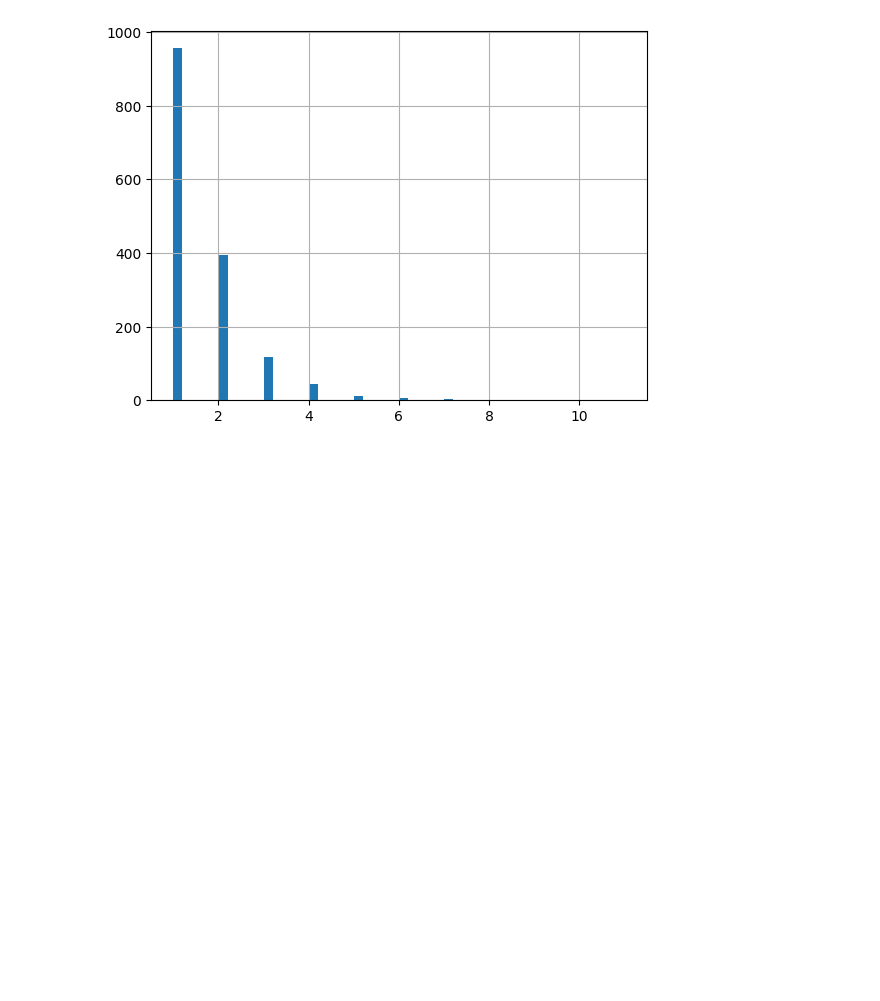
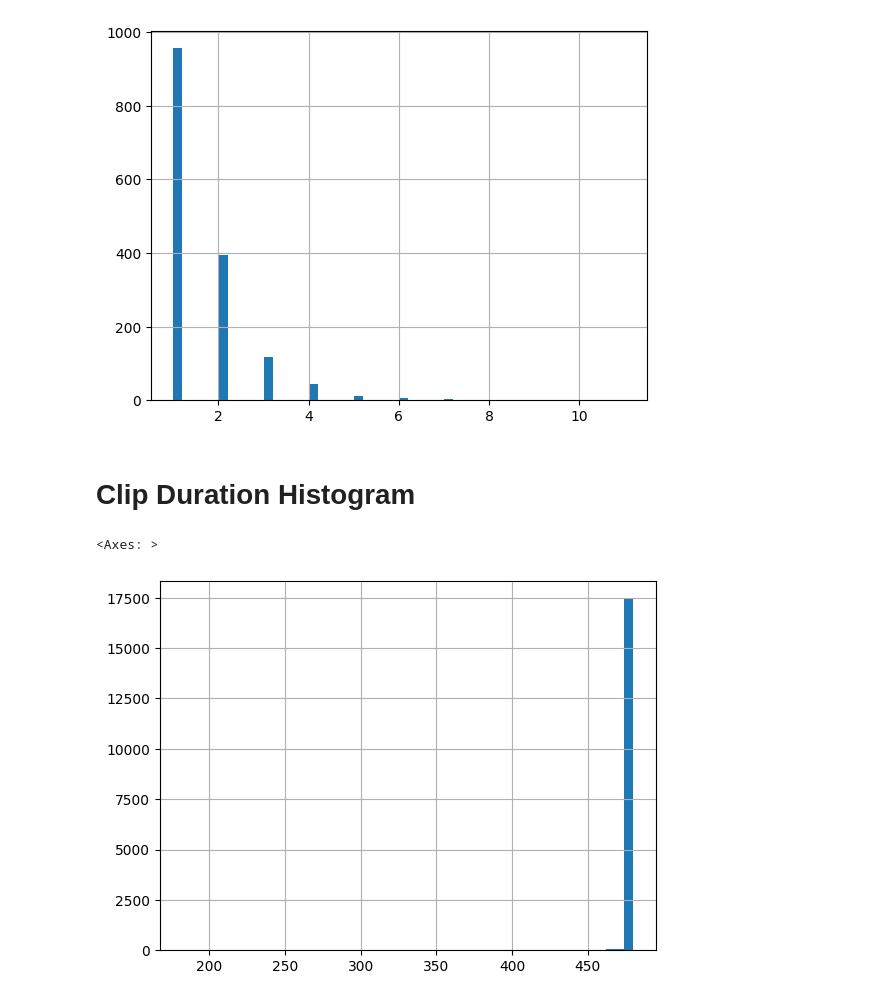
Before and after one commit to ardarslan/egocentric-video-understanding, a Jupyter notebook: scripts/03_analyze_data/check_annotation_distribution.ipynb, the cells around one changed output. Saved outputs shown, nothing was run; the diff lists cells and outputs as text; code cells hidden in the pictures; blank space fills up the shorter version.

```diff
--- a/scripts/03_analyze_data/check_annotation_distribution.ipynb
+++ b/scripts/03_analyze_data/check_annotation_distribution.ipynb
@@ -58,4 +58,11 @@ annotations_df.groupby(["video_id"]).agg({"clip_id": "nunique"})["clip_id"].hist
 # %% [output]
 <Axes: >
 [figure]
+# %% [markdown]
+# Clip Duration Histogram
+# %%
+annotations_df["clip_duration"].hist(bins=50)
+# %% [output]
+<Axes: >
+[figure, added]
 # %% [markdown]
```
Also changed, not shown: parts of 4 cells of this notebook, 4 other files.
